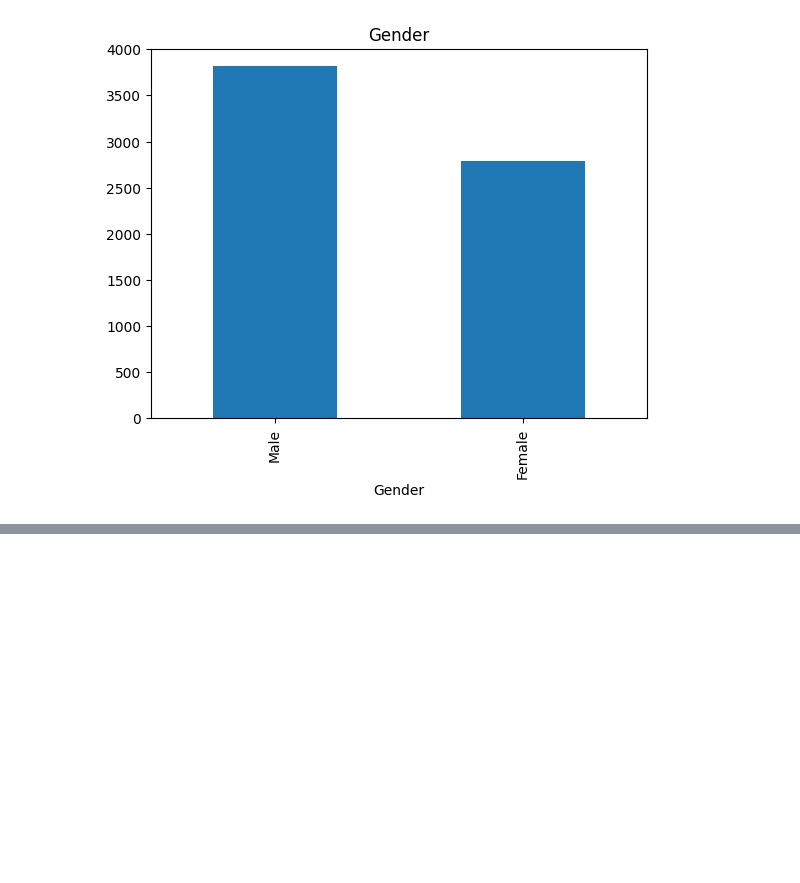
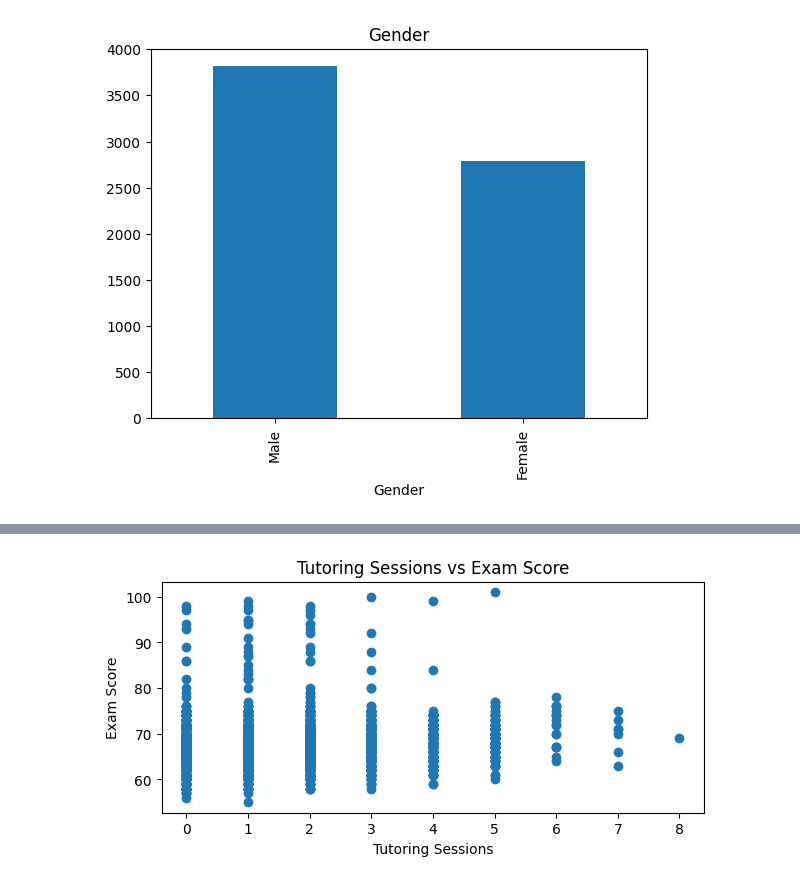
Before and after one commit to minSara02-FromTheStart/CSE303_Project_, a Jupyter notebook: StudentPerformanceFactors.ipynb, the cells around one changed output, grey strips where cells are left out. Cells and saved outputs as stored; diff of their text form; code cells hidden in the pictures; blank space fills up the shorter version.

```diff
--- a/StudentPerformanceFactors.ipynb
+++ b/StudentPerformanceFactors.ipynb
@@ -181,0 +194,9 @@ plt.show()
+# %%
+plt.figure(figsize=(7,3))
+plt.scatter(df['Tutoring_Sessions'], df['Exam_Score'])
+plt.xlabel('Tutoring Sessions')
+plt.ylabel('Exam Score')
+plt.title('Tutoring Sessions vs Exam Score')
+plt.show()
+# %% [output]
+[figure, added]
```
Also changed, not shown: parts of 9 cells of this notebook.
